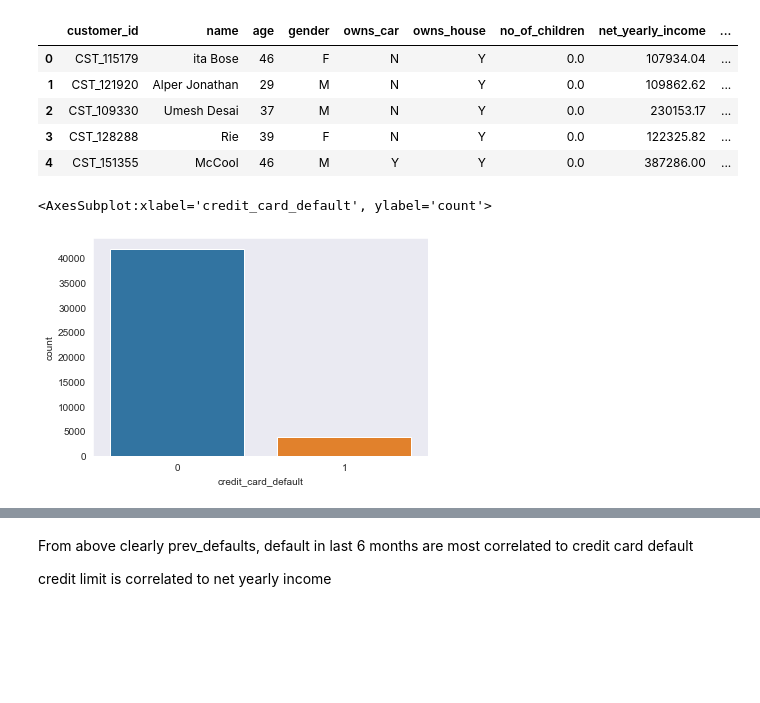
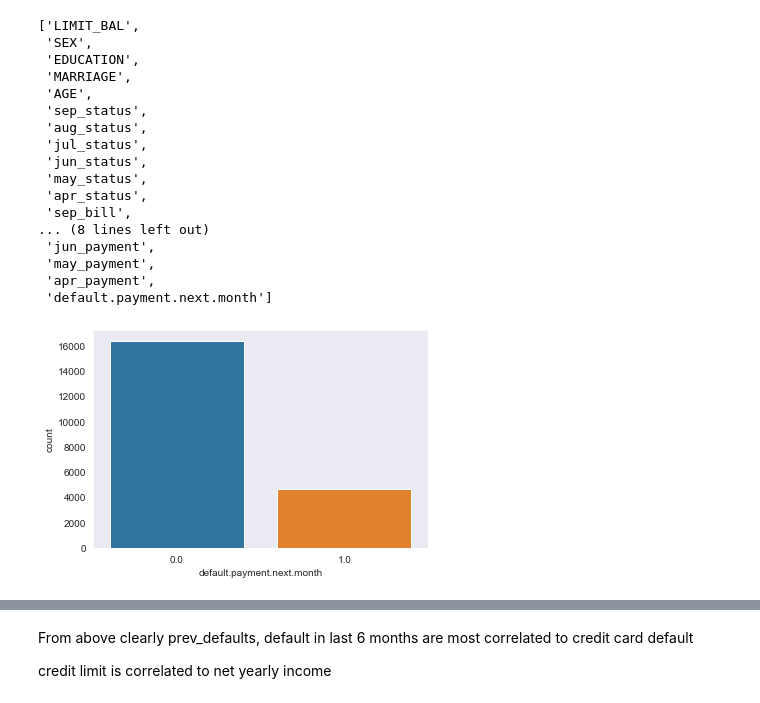
Before and after one commit to EMAT31530/ai-group-project-group-28, a Jupyter notebook: Data_exploration.ipynb, the cells around one changed output, grey strips where cells are left out. Saved outputs shown, nothing was run; the diff lists cells and outputs as text; code cells hidden in the pictures; blank space fills up the shorter version.

```diff
--- a/Data_exploration.ipynb
+++ b/Data_exploration.ipynb
@@ -4,22 +4,35 @@ import numpy as np
 import pandas as pd
 from matplotlib import pyplot as plt
 # %%
-df = pd.read_csv (r'C:\Users\Mollie\Documents\Uni 3\AI\AI project\Cleaning the data\train.csv')
+df = pd.read_csv (r'C:\Users\Mollie\Documents\Uni 3\AI\AI project\ActualActualData\training_set.csv')
 X=df.iloc[:,:-1]
 y=df.iloc[:,-1]
 df.head()
+df.columns.values.tolist()
 # %% [output]
-|  | customer_id | name | age | gender | owns_car | owns_house | no_of_children | net_yearly_income | ... |
-| 0 | CST_115179 | ita Bose | 46 | F | N | Y | 0.0 | 107934.04 | ... |
-| 1 | CST_121920 | Alper Jonathan | 29 | M | N | Y | 0.0 | 109862.62 | ... |
-| 2 | CST_109330 | Umesh Desai | 37 | M | N | Y | 0.0 | 230153.17 | ... |
-| 3 | CST_128288 | Rie | 39 | F | N | Y | 0.0 | 122325.82 | ... |
-| 4 | CST_151355 | McCool | 46 | M | Y | Y | 0.0 | 387286.00 | ... |
+['LIMIT_BAL',
+ 'SEX',
+ 'EDUCATION',
+ 'MARRIAGE',
+ 'AGE',
+ 'sep_status',
+ 'aug_status',
+ 'jul_status',
+ 'jun_status',
+ 'may_status',
+ 'apr_status',
+ 'sep_bill',
+... (8 lines left out)
+ 'jun_payment',
+ 'may_payment',
+ 'apr_payment',
+ 'default.payment.next.month']
 # %%
 import seaborn as sns
 sns.set_style("dark")
-
-sns.countplot(x=y)
+#sns.countplot(X=y)
+ax = sns.countplot(x="default.payment.next.month", data=df)
+ax.xlabel ='default on loans'
+plt.savefig('imbalanced_data.png')
 # %% [output]
-<AxesSubplot:xlabel='credit_card_default', ylabel='count'>
-[figure, old version]
+[figure, new version]
```
Also changed, not shown: parts of 8 cells of this notebook, 33 other files.
